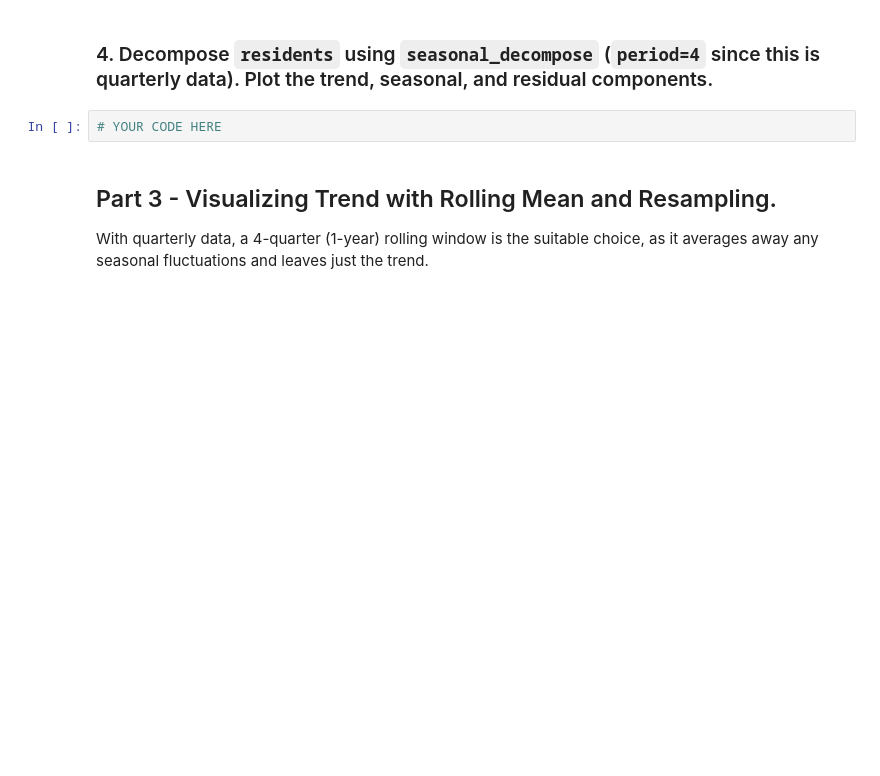
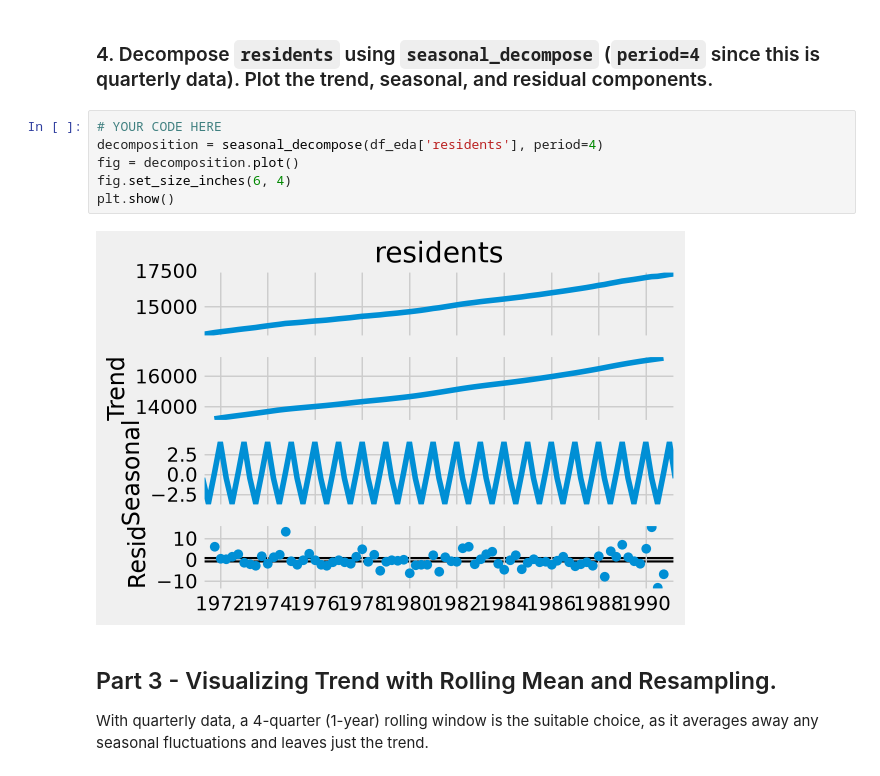
Before and after one commit to hawraalawi/labs, a Jupyter notebook: 8. Time Series/8.1 intro-datetime-eda-handling/Exercise/TimeSeries EDA Lab.ipynb, the cells around one changed output. Saved outputs shown, nothing was run; the diff lists cells and outputs as text; blank space fills up the shorter version.

```diff
--- a/8. Time Series/8.1 intro-datetime-eda-handling/Exercise/TimeSeries EDA Lab.ipynb
+++ b/8. Time Series/8.1 intro-datetime-eda-handling/Exercise/TimeSeries EDA Lab.ipynb
@@ -57,6 +84,12 @@ A time series can be split into three components: **trend**, **seasonal**, and *
 ### 4. Decompose `residents` using `seasonal_decompose` (`period=4` since this is quarterly data). Plot the trend, seasonal, and residual components.
 # %%
 # YOUR CODE HERE
+decomposition = seasonal_decompose(df_eda['residents'], period=4)
+fig = decomposition.plot()
+fig.set_size_inches(6, 4)
+plt.show()
+# %% [output]
+[figure, added]
 # %% [markdown]
 ## Part 3 - Visualizing Trend with Rolling Mean and Resampling.
 
```
Also changed, not shown: parts of 10 cells of this notebook.
